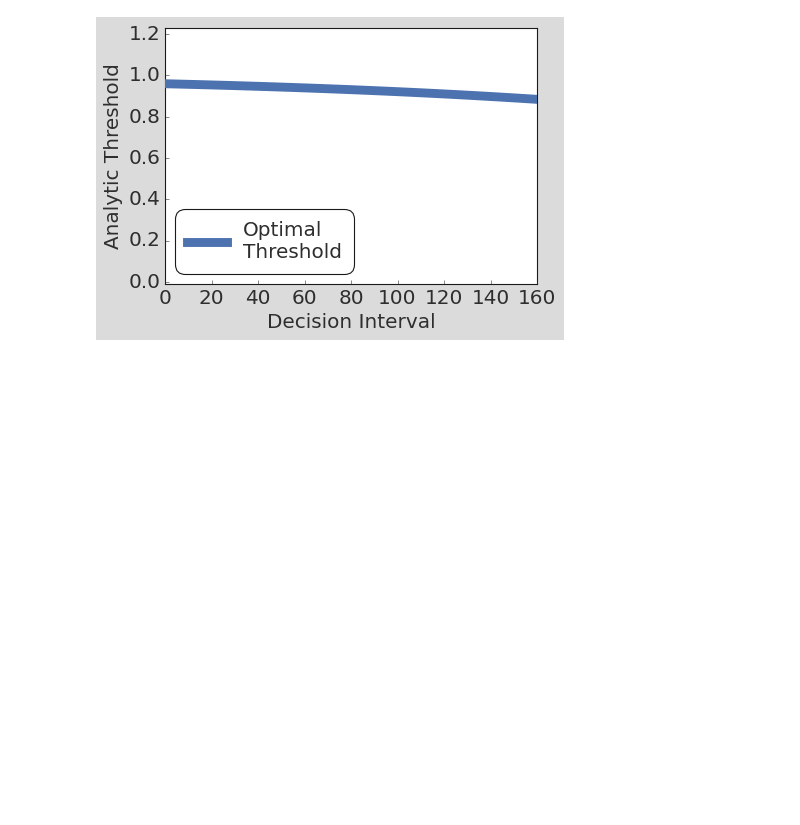
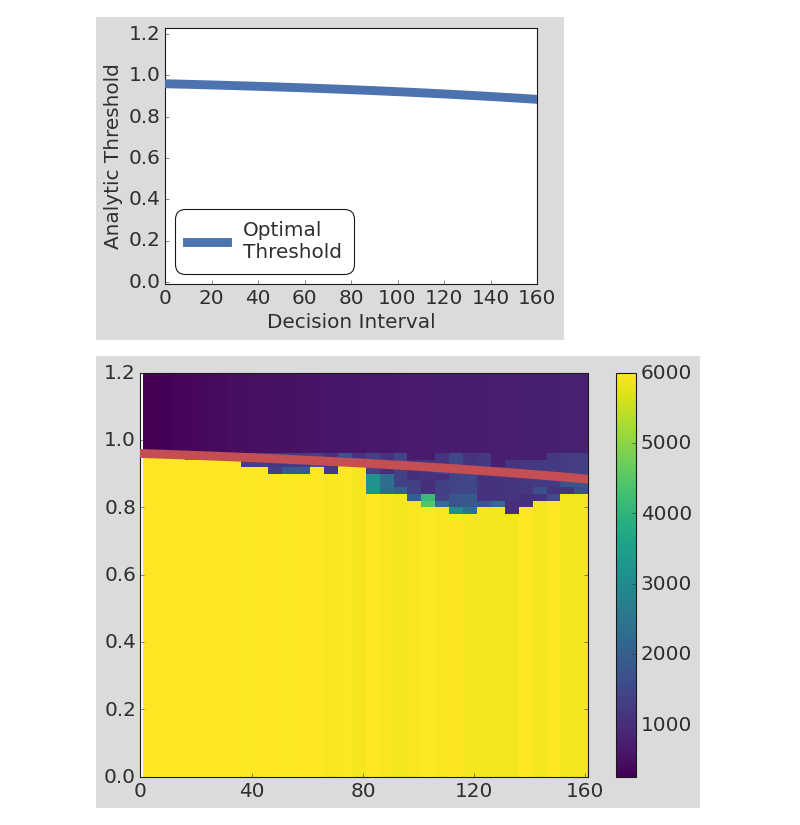
Before and after one commit to KCGallagher/AT_Model_Comparison, a Jupyter notebook: exponential_model/critical_threshold.ipynb, the cells around one changed output. Saved outputs shown, nothing was run; the diff lists cells and outputs as text; code cells hidden in the pictures; blank space fills up the shorter version.

Commit message:
Critical threshold map - lu model

```diff
--- a/exponential_model/critical_threshold.ipynb
+++ b/exponential_model/critical_threshold.ipynb
@@ -100,27 +100,33 @@ def calc_ttp(params, n_crit, interval):
 # %%
 from matplotlib.colors import BoundaryNorm
 from matplotlib.ticker import MaxNLocator
 
 # make these smaller to increase the resolution
 dx, dy = 1, 0.01
+dx, dy = 5, 0.02
 
 # generate 2 2d grids for the x & y bounds
 crit_n_grid, tau_grid = np.mgrid[slice(0, 1.2 + dy, dy),
                 slice(1, 161 + dx, dx)]
 
 vectorized_calc_ttp = np.vectorize(calc_ttp)
 ttp_values = vectorized_calc_ttp(
     params = expParamDic, n_crit = crit_n_grid,
     interval = tau_grid
 )
 
 ttp_values = ttp_values[:-1, :-1]
 fig, ax = plt.subplots()
 
 im = ax.pcolormesh(tau_grid, crit_n_grid, ttp_values,
                    cmap=plt.get_cmap('viridis'), norm=None)
 fig.colorbar(im, ax=ax); #ax.set_title('TTP of Patient 25')
+
+ax.plot(tau_values, n_stars, linewidth = 8, zorder=5, color='r', label = 'Optimal\nThreshold');
+
 ax.set_xlim(0, np.max(tau_grid));
 ax.set_xticks(ax.get_xticks()[::2]);
 fig.tight_layout();
-# plt.savefig("figures/fig5c_bruchovsky_p25_ttp.pdf"); plt.show()
+plt.savefig("../figures/exponential_model_threshold_a1.pdf"); plt.show()
+# %% [output]
+[figure, added]
```
Also changed, not shown: 1 other file.
